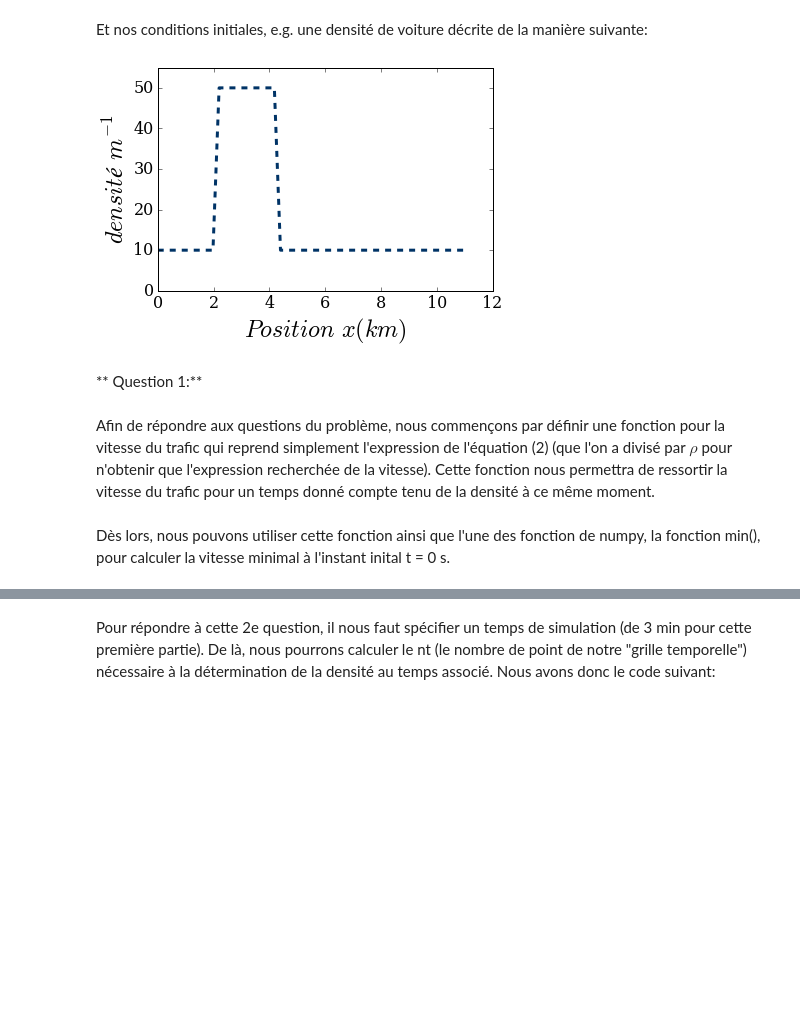
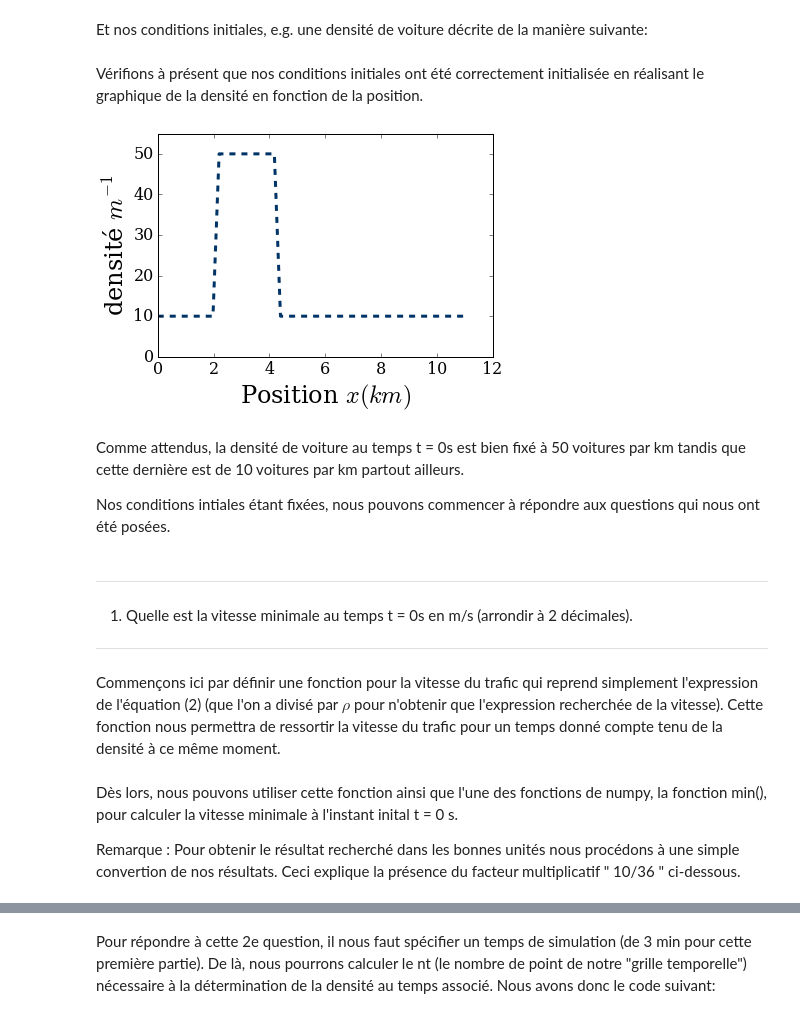
Before and after one commit to ServranckxChristophe/numerical-mooc, a Jupyter notebook: working/Traffic_Flow.ipynb, the cells around one changed output, grey strips where cells are left out. Saved outputs shown, nothing was run; the diff lists cells and outputs as text; code cells hidden in the pictures; blank space fills up the shorter version.

Commit message:
suite du travail + condensation des codes et début de l'analyse des résultats

```diff
--- a/working/Traffic_Flow.ipynb
+++ b/working/Traffic_Flow.ipynb
@@ -234,22 +240,29 @@ Et nos conditions initiales, e.g. une densité de voiture décrite de la manièr
+# %% [markdown]
+Vérifions à présent que nos conditions initiales ont été correctement initialisée en réalisant le graphique de la densité en fonction de la position.
 # %%
-# Conditions initiales pour la densité de trafic:
-
-x = numpy.linspace(0,L,nx)
-rho0 = numpy.ones(nx)*10
-rho0[10:20] = 50
-pyplot.ylabel('$densité$'' ''$m^{-1}$', fontsize=24) # nom de l'axe x & taille de la police
-pyplot.xlabel('$Position$'' ''$x(km)$', fontsize=24) # nom de l'axe y & taille de la police
+pyplot.ylabel('densité'' ''$m^{-1}$', fontsize=24) # nom de l'axe x & taille de la police
+pyplot.xlabel('Position'' ''$x(km)$', fontsize=24) # nom de l'axe y & taille de la police
 pyplot.plot(x, rho0, color='#003366', ls='--', lw=3)
 pyplot.ylim(0,55);
 # %% [output]
-[figure, old version]
+[figure, new version]
-# %% [markdown]
-** Question 1:**
+# %% [markdown]
+Comme attendus, la densité de voiture au temps t = 0s est bien fixé à 50 voitures par km tandis que cette dernière est de 10 voitures par km partout ailleurs.
+
+Nos conditions intiales étant fixées, nous pouvons commencer à répondre aux questions qui nous ont été posées.
+# %% [markdown]
+---
+1) Quelle est la vitesse minimale au temps t = 0s en m/s (arrondir à 2 décimales).
+
+---
 # %% [markdown]
-Afin de répondre aux questions du problème, nous commençons par définir une fonction pour la vitesse du trafic qui reprend simplement l'expression de l'équation (2) (que l'on a divisé par $\rho$ pour n'obtenir que l'expression recherchée de la vitesse). Cette fonction nous permettra de ressortir la vitesse du trafic pour un temps donné compte tenu de la densité à ce même moment.
+Commençons ici par définir une fonction pour la vitesse du trafic qui reprend simplement l'expression de l'équation (2) (que l'on a divisé par $\rho$ pour n'obtenir que l'expression recherchée de la vitesse). Cette fonction nous permettra de ressortir la vitesse du trafic pour un temps donné compte tenu de la densité à ce même moment.
 # %%
 def v(rho):
 
     return v_max*(1-(rho/rho_max))
 # %% [markdown]
-Dès lors, nous pouvons utiliser cette fonction ainsi que l'une des fonction de numpy, la fonction min(), pour calculer la vitesse minimal à l'instant inital t = 0 s.
+Dès lors, nous pouvons utiliser cette fonction ainsi que l'une des fonctions de numpy, la fonction min(), pour calculer la vitesse minimale à l'instant inital t = 0 s.
+
+
+Remarque : Pour obtenir le résultat recherché dans les bonnes unités nous procédons à une simple convertion de nos résultats. Ceci explique la présence du facteur multiplicatif " 10/36 " ci-dessous.
```
Also changed, not shown: parts of 89 cells of this notebook.
